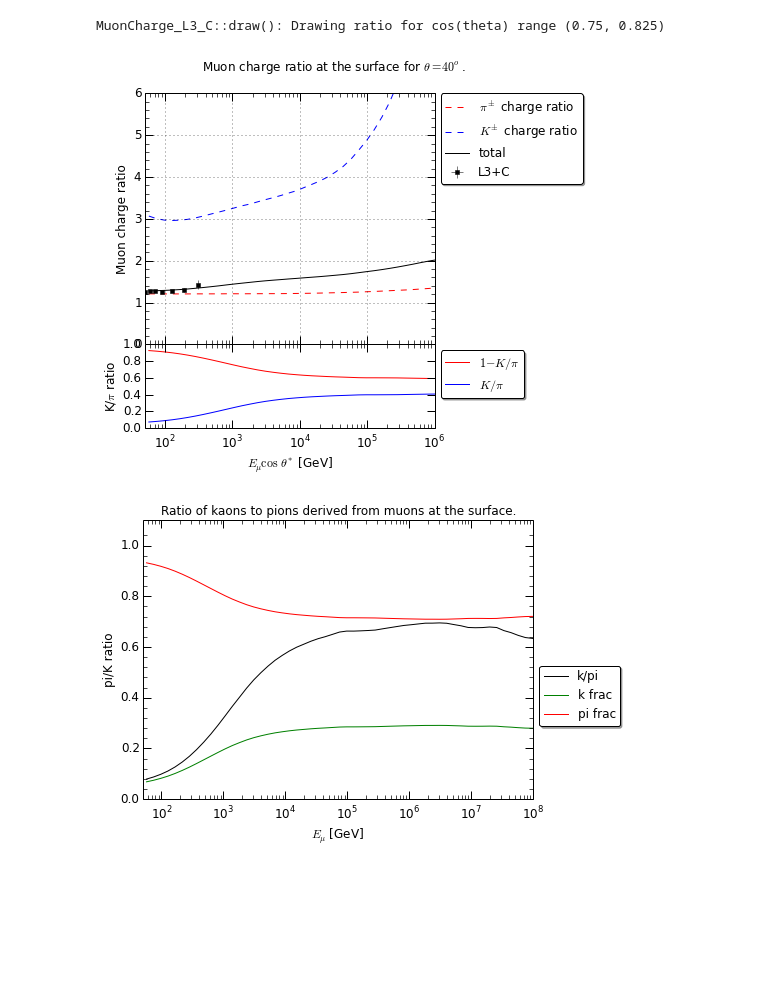
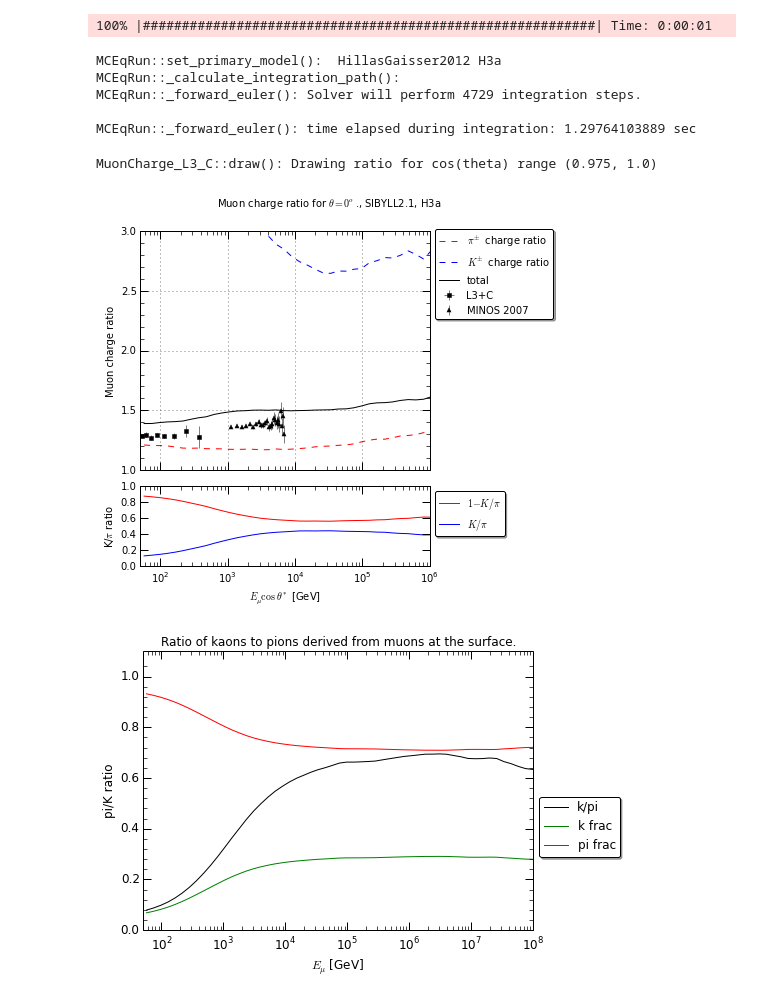
Before and after one commit to mceq-project/MCEq, a Jupyter notebook: prototyping/PlotPrototyper.ipynb, the cells around one changed output. Cells and saved outputs as stored; diff of their text form; code cells hidden in the pictures; blank space fills up the shorter version.

```diff
--- a/prototyping/PlotPrototyper.ipynb
+++ b/prototyping/PlotPrototyper.ipynb
@@ -121,0 +18,12 @@ Time elapsed during integration: 1.95119690895
+# %%
+mceq_run = MCEqRun(
+
+interaction_model='SIBYLL2.1',
+
+primary_model=(pm.HillasGaisser2012,'H3a'),
+#Do not provide any default values to avoid unnecessary initilizations
+theta_deg=0.,
+# Expand the rest of parameters
+**config
+
+)
@@ -122,28 +48,44 @@ Time elapsed during integration: 1.95119690895
 # %%
 mag=0
-mu_pl_conv = nce_run.get_lepton_flux('conv_mu+', mag)
-mu_mi_conv = nce_run.get_lepton_flux('conv_mu-', mag)
+mceq_run.set_primary_model(pm.HillasGaisser2012,'H3a')
+# mceq_run.set_primary_model(pm.GaisserHonda, None)
+mceq_run.solve()
 
-mu_pl_pi = nce_run.get_lepton_flux('pi_mu+', mag)
-mu_mi_pi = nce_run.get_lepton_flux('pi_mu-', mag)
+mu_pl_conv = mceq_run.get_solution('conv_mu+', mag)
+mu_mi_conv = mceq_run.get_solution('conv_mu-', mag)
 
-mu_pl_K = nce_run.get_lepton_flux('k_mu+', mag)
-mu_mi_K = nce_run.get_lepton_flux('k_mu-', mag)
+mu_pl_pi = mceq_run.get_solution('pi_mu+', mag)
+mu_mi_pi = mceq_run.get_solution('pi_mu-', mag)
 
-mu_pl_pr = nce_run.get_lepton_flux('pr_mu+', mag)
-mu_mi_pr = nce_run.get_lepton_flux('pr_mu-', mag)
+mu_pl_K = mceq_run.get_solution('k_mu+', mag)
+mu_mi_K = mceq_run.get_solution('k_mu-', mag)
+
+mu_pl_pr = mceq_run.get_solution('pr_mu+', mag)
+mu_mi_pr = mceq_run.get_solution('pr_mu-', mag)
 
 #     mu_pl_obs = nce_run.get_lepton_flux('obs_mu+', mag)
 #     mu_mi_obs = nce_run.get_lepton_flux('obs_mu-', mag)
 
-mu_pl_total = nce_run.get_lepton_flux('total_mu+', mag)
-mu_mi_total = nce_run.get_lepton_flux('total_mu-', mag)
+mu_pl_total = mceq_run.get_solution('total_mu+', mag)
+mu_mi_total = mceq_run.get_solution('total_mu-', mag)
+# %% [output]
+100% |##########################################################| Time: 0:00:01
+MCEqRun::set_primary_model():  HillasGaisser2012 H3a
+MCEqRun::_calculate_integration_path():
+MCEqRun::_forward_euler(): Solver will perform 4729 integration steps.
+
+MCEqRun::_forward_euler(): time elapsed during integration: 1.29764103889 sec
 # %%
-from NCE.references import L3_C
-from NCE.geometry import cos_th_star
+import sys
+sys.path.append('references')
+from references import L3_C, MINOS2007
+from MCEq.geometry import cos_th_star
 l3_c = L3_C()
+minos = MINOS2007()
 # %%
+from MCEq.misc import set_ticks_y
 plt.figure(figsize=(7, 6))
+
 #=======================================================================
 # Plotting
 #=======================================================================
@@ -151,7 +93,7 @@ pf = 1.0
 k_fac = 1.0
 kpf = k_fac * 1.0
 kmf = k_fac * 1.0
-esc = e_grid# * cos_th_star(40.)
+esc = mceq_run.y.e_grid# * cos_th_star(40.)
 
 wsum = (kpf * mu_pl_K + kmf * mu_mi_K + \
         pf * mu_pl_pi + pf * mu_mi_pi)
@@ -164,47 +106,47 @@ frac_pi = (pf * mu_pl_pi + pf * mu_mi_pi) / wsum
 frac_K = (kpf * mu_pl_K + kmf * mu_mi_K) / wsum
 much_ratio = (kpf * mu_pl_K + pf * mu_pl_pi) / (pf * mu_mi_pi + kmf * mu_mi_K)
 
-plt.suptitle(r"Muon charge ratio at the surface for $\theta=40^o$.")
+plt.suptitle(r"Muon charge ratio for $\theta=0^o$., SIBYLL2.1, H3a")
 gs = plt.GridSpec(2,1,height_ratios=[3,1])
 ax = plt.subplot(gs[0])
 plt.plot(esc, pich, ls='--', color='red', label=r'$\pi^\pm$ charge ratio')
 
 plt.plot(esc, kch, ls='--', color='blue', label=r'$K^\pm$ charge ratio')
 plt.plot(esc, much_ratio, ls='-', color='black', label=r'total')
+
+
 plt.semilogx()
-l3_c.draw(4,obs='ratio',plottext=False,label='L3+C',Ecosth_star=True)
-#plt.legend(bbox_to_anchor=(1.45, 1.05))
+l3_c.draw(0,obs='ratio',plottext=False,label='L3+C',Ecosth_star=True)
+minos.draw()
 plt.ylabel(r"Muon charge ratio")
 plt.xlim([50,1e6])
-plt.ylim([0.0, 6.0])
+plt.ylim([1.0, 3.0])
 set_ticks_y()
-# ax = plt.gca()
 plt.setp(ax.get_xticklabels(), visible=False)
 box = ax.get_position()
-# ax.set_position([box.x0, box.y0, box.width * 0.85, box.height])
 ax.legend(loc='center left', bbox_to_anchor=(1, 0.82),
           fancybox=True, shadow=True, frameon=True)
 plt.grid(axis='both')
 plt.subplot(gs[1])
-gs.update(hspace=0.0,right=0.7)
+gs.update(hspace=0.1,right=0.7)
 plt.plot(esc, (1 - kpi), ls='-', color='red',
          label=r'$1- K/\pi$')
 plt.plot(esc, kpi, ls='-', color='blue', label=r'$K/\pi$')
 plt.semilogx()
 ax = plt.gca()
 box = ax.get_position()
-#ax.set_position([box.x0, box.y0, box.width * 0.8, box.height])
 plt.legend(loc='upper left', bbox_to_anchor=(1, 1.),
           fancybox=True, shadow=True, frameon=True)
 plt.xlim([50,1e6])
 plt.ylim([0,1])
 plt.ylabel(r"K/$\pi$ ratio")
 plt.xlabel(r"$E_{\mu}\cos{\ \theta^*}$ [GeV]")
-#plt.grid()
-plt.savefig("/Users/afedynitch/Documents/KIT/Talks/by me/atm_neutrinos_skype/17.07/mucharge_details_zoom.pdf")
+
+desktop = join(os.path.expanduser("~"),'Desktop/plots_new_sibyll')
+plt.savefig(join(desktop,'muon_charge_sib21_H3a.pdf'))
 # %% [output]
-MuonCharge_L3_C::draw(): Drawing ratio for cos(theta) range (0.75, 0.825)
+MuonCharge_L3_C::draw(): Drawing ratio for cos(theta) range (0.975, 1.0)
-[figure, old version]
+[figure, new version]
 # %%
 plt.figure(figsize=(7, 5))
 plt.title("Ratio of kaons to pions derived from muons at the surface.")
```
Also changed, not shown: parts of 6 cells of this notebook, 2 other files.
